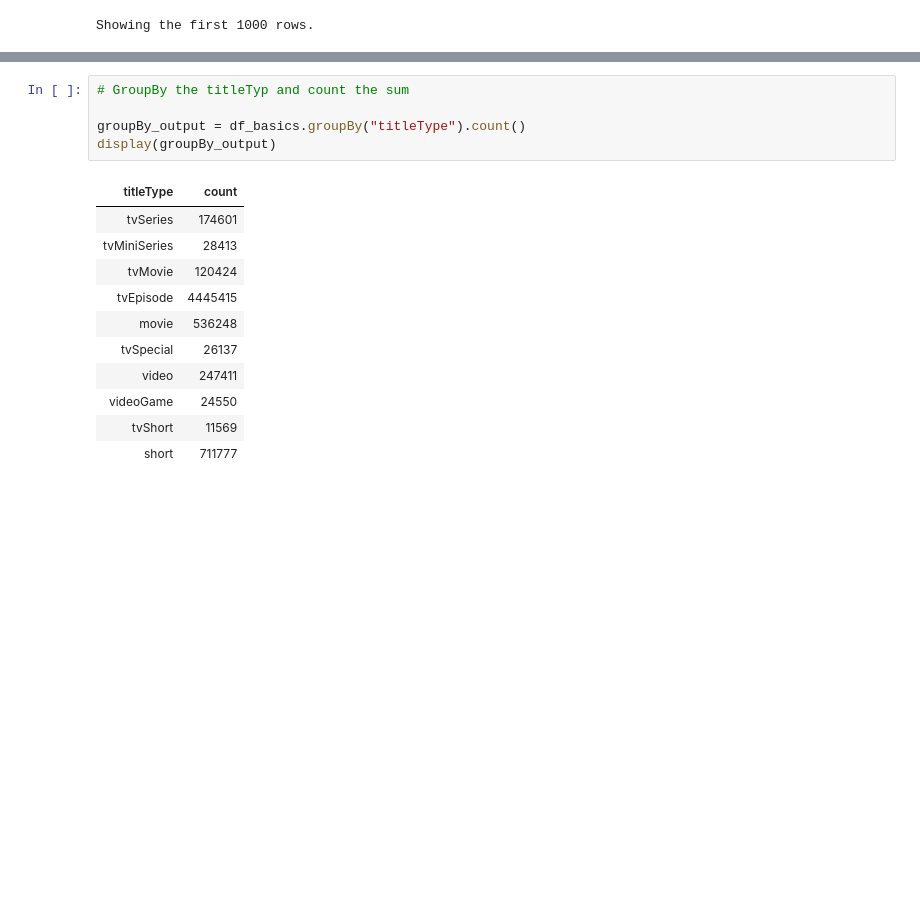
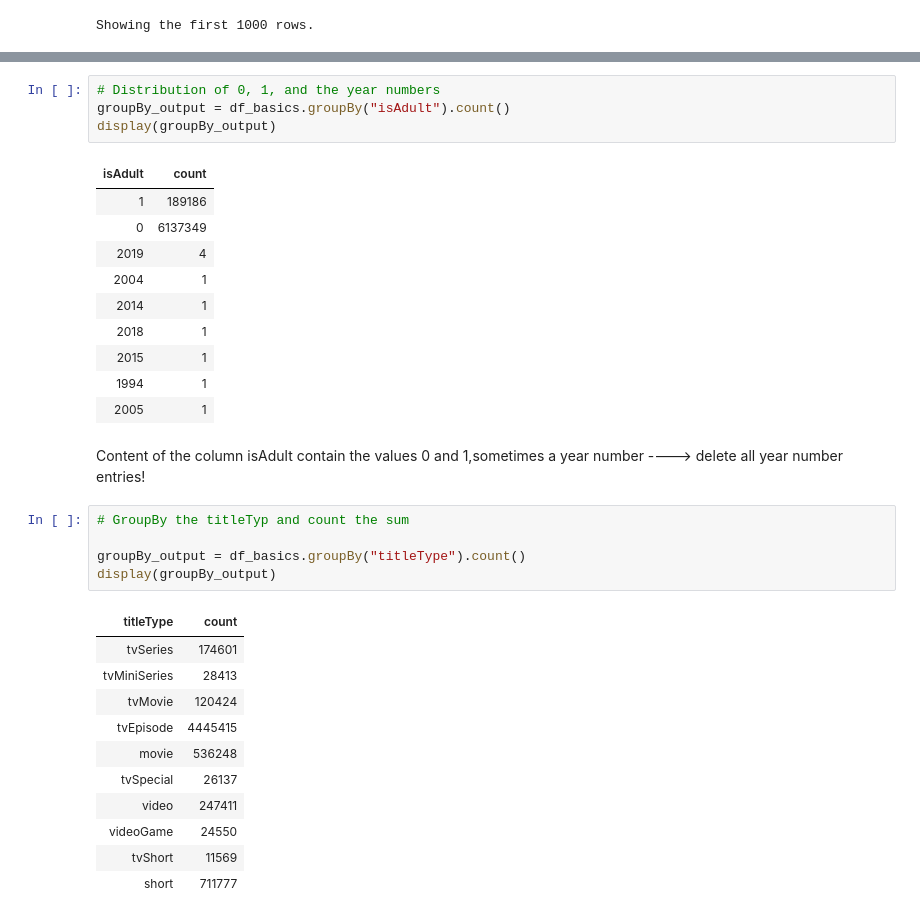
Before and after one commit to yaedin/imdb_project, a Jupyter notebook: EDA/imdb_norbert.ipynb, the cells around one changed output, grey strips where cells are left out. Drawn from its saved outputs; the diff is of its cells as text; blank space fills up the shorter version.

```diff
--- a/EDA/imdb_norbert.ipynb
+++ b/EDA/imdb_norbert.ipynb
@@ -228,3 +220,20 @@ display(df_basics.describe())
+# %%
+# Distribution of 0, 1, and the year numbers
+groupBy_output = df_basics.groupBy("isAdult").count()
+display(groupBy_output)
+# %% [output]
+| isAdult | count |
+| 1 | 189186 |
+| 0 | 6137349 |
+| 2019 | 4 |
+| 2004 | 1 |
+| 2014 | 1 |
+| 2018 | 1 |
+| 2015 | 1 |
+| 1994 | 1 |
+| 2005 | 1 |
+# %% [markdown]
+Content of the column isAdult contain the values 0 and 1,sometimes a year number ----> delete all year number entries!
 # %%
 # GroupBy the titleTyp and count the sum
 
```
Also changed, not shown: parts of 34 cells of this notebook.
